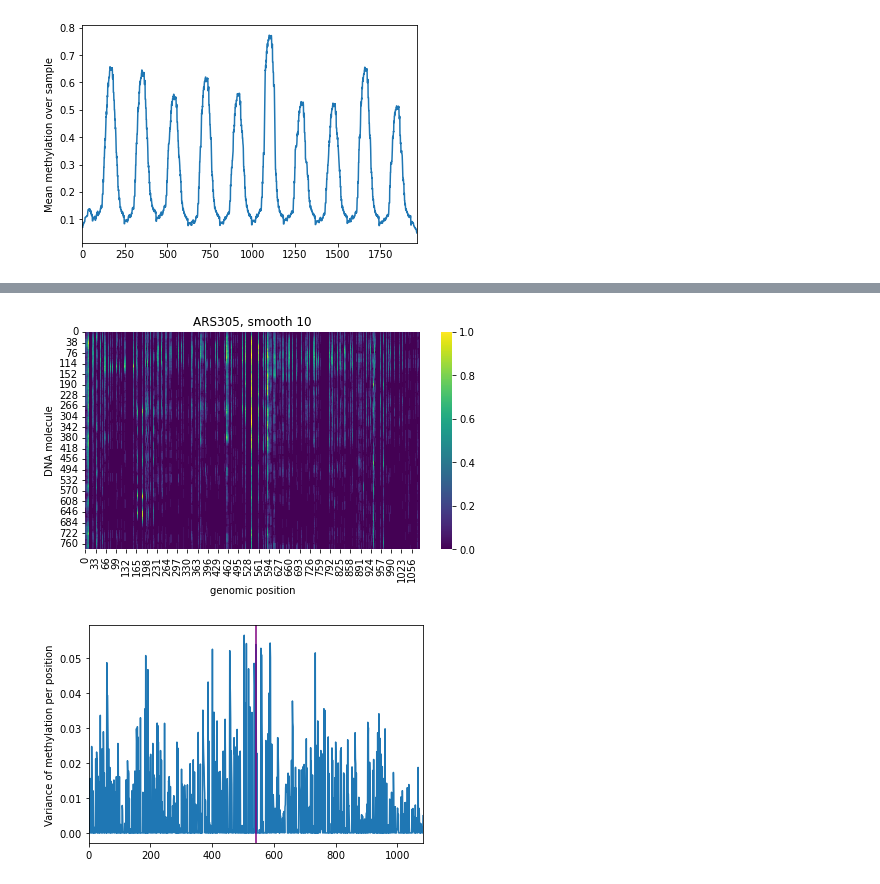
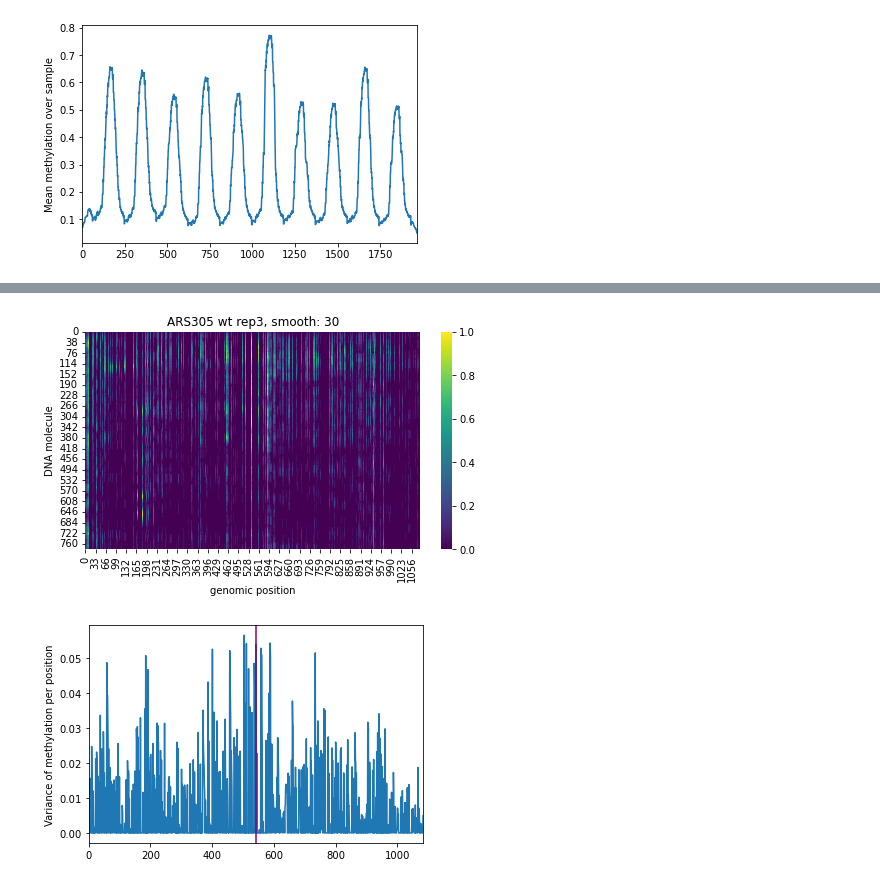
Before and after one commit to KarolineHoller/nanopore_methylation, a Jupyter notebook: methylation_analysis_20220502.ipynb, the cells around one changed output, grey strips where cells are left out. Cells and saved outputs as stored; diff of their text form; code cells hidden in the pictures.

```diff
--- a/methylation_analysis_20220502.ipynb
+++ b/methylation_analysis_20220502.ipynb
@@ -111,6 +106,7 @@ ARS305_anno = pd.read_csv("ARS305/Features_from ARS305_end_LexA _(31 .. 1124).tx
                           header = None, index_col = 0)
 ARS305_anno.columns = ["position", "length"]
 ARS305_anno.index = ARS305_anno.index.astype("string")
+ARS305_anno.index = ARS305_anno.index.str.strip()
 
 ARS305_anno["pos_start"] = ARS305_anno.position.str.split(".").str[0].astype(int) -1
 ARS305_anno["pos_stop"] = ARS305_anno.position.str.split(".").str[2].astype(int) -1
@@ -121,28 +129,28 @@ ARS305_anno.loc["ARS305", "pos_start"]
 # %%
 smooth_window = 30
 
 def smooth(array):
         return np.convolve(array, np.ones(smooth_window)/smooth_window, mode = "same")
 
 ARS305_wt_smooth = np.apply_along_axis(smooth, 0, ARS305_wt)
 
 plt.figure(figsize=(7.5,4))
 sns.heatmap(ARS305_wt_smooth, cmap = "viridis")
 plt.xlabel("genomic position")
 plt.ylabel("DNA molecule")
 plt.xlim(0, 1084)
-plt.title("ARS305, smooth 10")
+plt.title("ARS305 wt rep3, smooth: " + str(smooth_window))
 plt.show()
 
 sns.lineplot(x = range(ARS305_wt_smooth.shape[1]),
                  y = ARS305_wt_smooth.std(axis = 0)**2
                 )
 plt.ylabel("Variance of methylation per position")
 plt.xlim(0, 1084)
-plt.axvline(542, color = "purple")
+plt.axvline(ARS305_anno.loc["ARS305", "pos_start"], color = "purple")
 plt.show()
 # %% [output]
-[figure, old version]
+[figure, new version]
 [figure]
 # %%
 plt.figure(figsize=(7.5,4))
```
Also changed, not shown: parts of 13 cells of this notebook.
